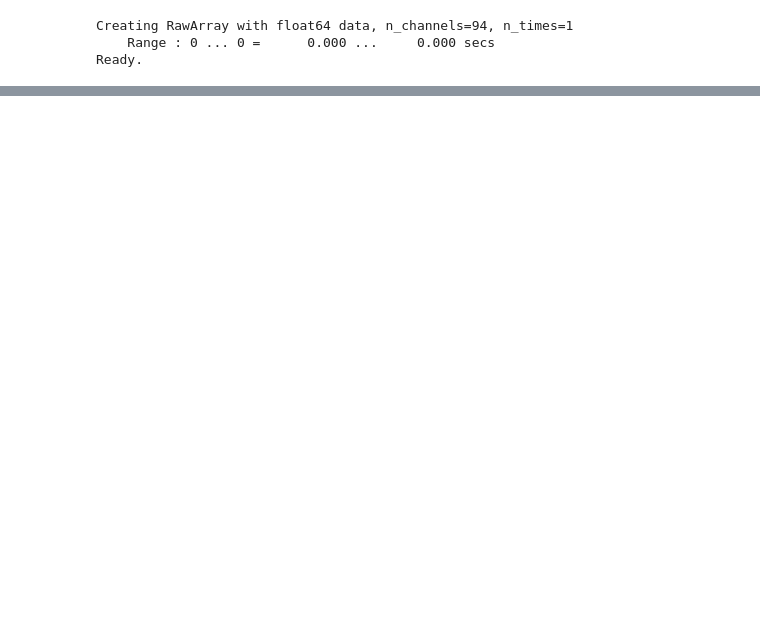
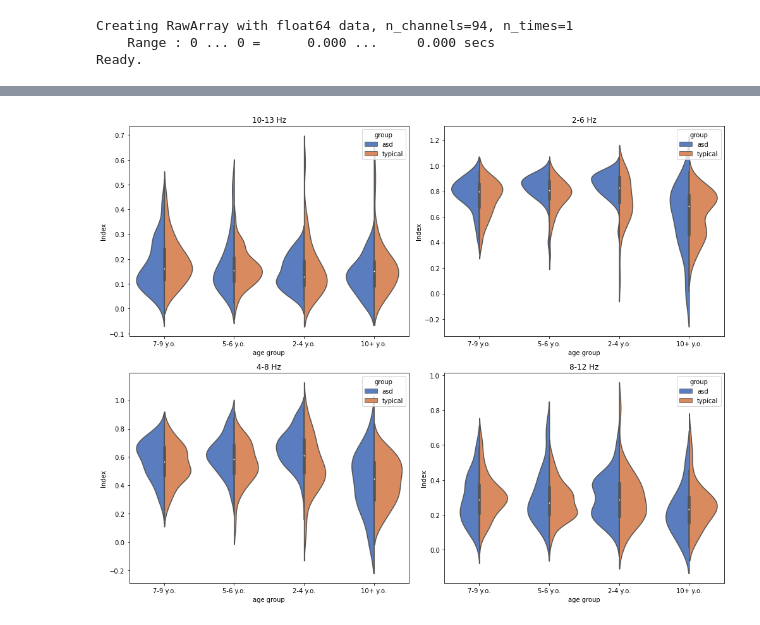
Before and after one commit to ledovsky/eeg-research, a Jupyter notebook: asd_experiments/220131 - Further index research.ipynb, the cells around one changed output, grey strips where cells are left out. Saved outputs shown, nothing was run; the diff lists cells and outputs as text; code cells hidden in the pictures; blank space fills up the shorter version.

```diff
--- a/asd_experiments/220131 - Further index research.ipynb
+++ b/asd_experiments/220131 - Further index research.ipynb
@@ -308,0 +289,3 @@ plt.show()
+# %%
+area_of_interest = [name for name in ch_names if name.startswith("F") or name.startswith("C")]
+print(*area_of_interest, sep=", ")
@@ -308,0 +328,26 @@ plt.show()
+# %%
+index_1_aoi_flat = all_index_1.reset_index()
+index_1_aoi_flat["Index"] = index_1_aoi_flat[area_of_interest].mean(axis=1)
+index_1_aoi_flat = index_1_aoi_flat.loc[index_1_aoi_flat["age group"] != 0, ["kind", "age group", "target", "Index"]]
+index_1_aoi_flat["kind"] += " Hz"
+index_1_aoi_flat["age group"] = index_1_aoi_flat["age group"].map(dict(zip(range(1, 5), age_groups)))
+index_1_aoi_flat["age group"] += " y.o."
+index_1_aoi_flat.rename(columns={"kind": "band", "target": "group"}, inplace=True)
+
+index_2_aoi_flat = all_index_2.reset_index()
+index_2_aoi_flat["Index"] = index_2_aoi_flat[area_of_interest].mean(axis=1)
+index_2_aoi_flat = index_2_aoi_flat.loc[index_2_aoi_flat["age group"] != 0, ["kind", "age group", "target", "Index"]]
+index_2_aoi_flat["kind"] += " Hz"
+index_2_aoi_flat["age group"] = index_2_aoi_flat["age group"].map(dict(zip(range(1, 5), age_groups)))
+index_2_aoi_flat["age group"] += " y.o."
+index_2_aoi_flat.rename(columns={"kind": "band", "target": "group"}, inplace=True)
+# %%
+fig, axes = plt.subplots(2, 2, figsize=(14, 11))
+for (band, group), ax in zip(index_1_aoi_flat.groupby("band"), axes.flatten()):
+    sns.violinplot(x="age group", y="Index", hue="group",
+                   data=group, palette="muted", split=True, ax=ax)
+    ax.set_title(band)
+fig.tight_layout()
+plt.savefig("../output/violin_aoi_1.png")
+# %% [output]
+[figure, added]
```
Also changed, not shown: parts of 26 cells of this notebook.
